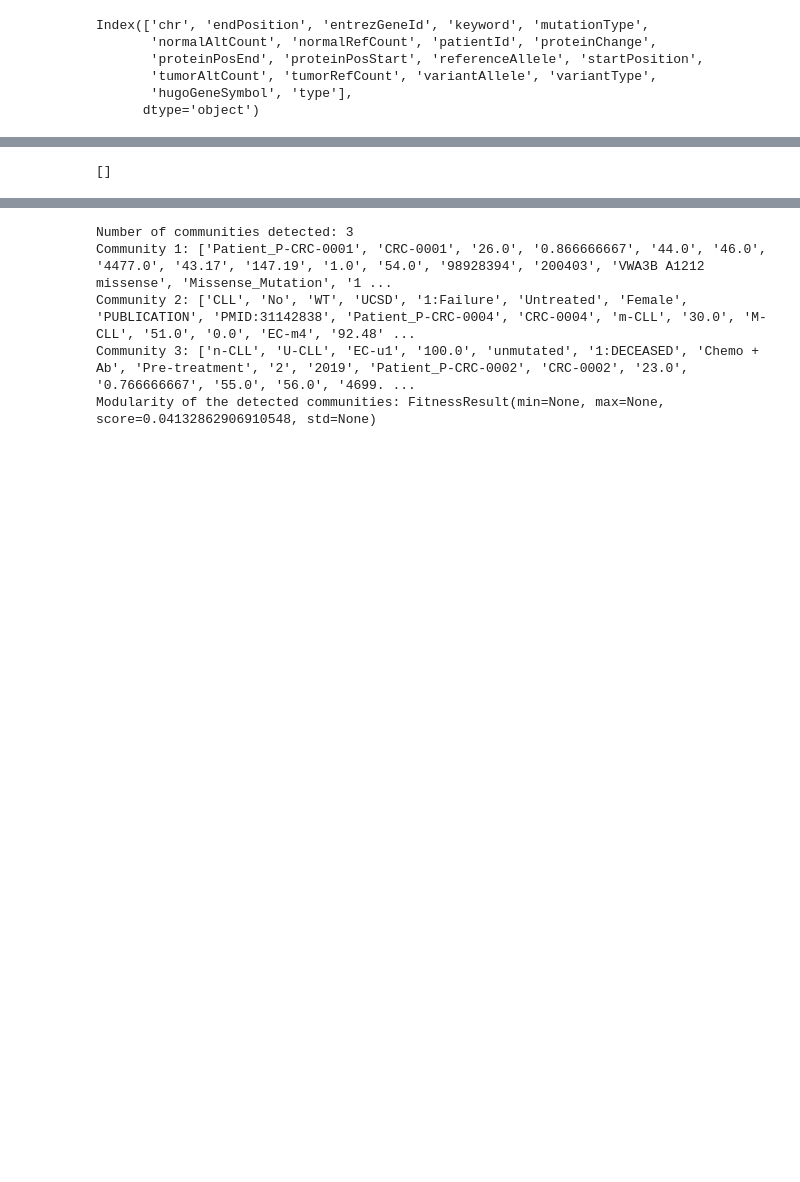
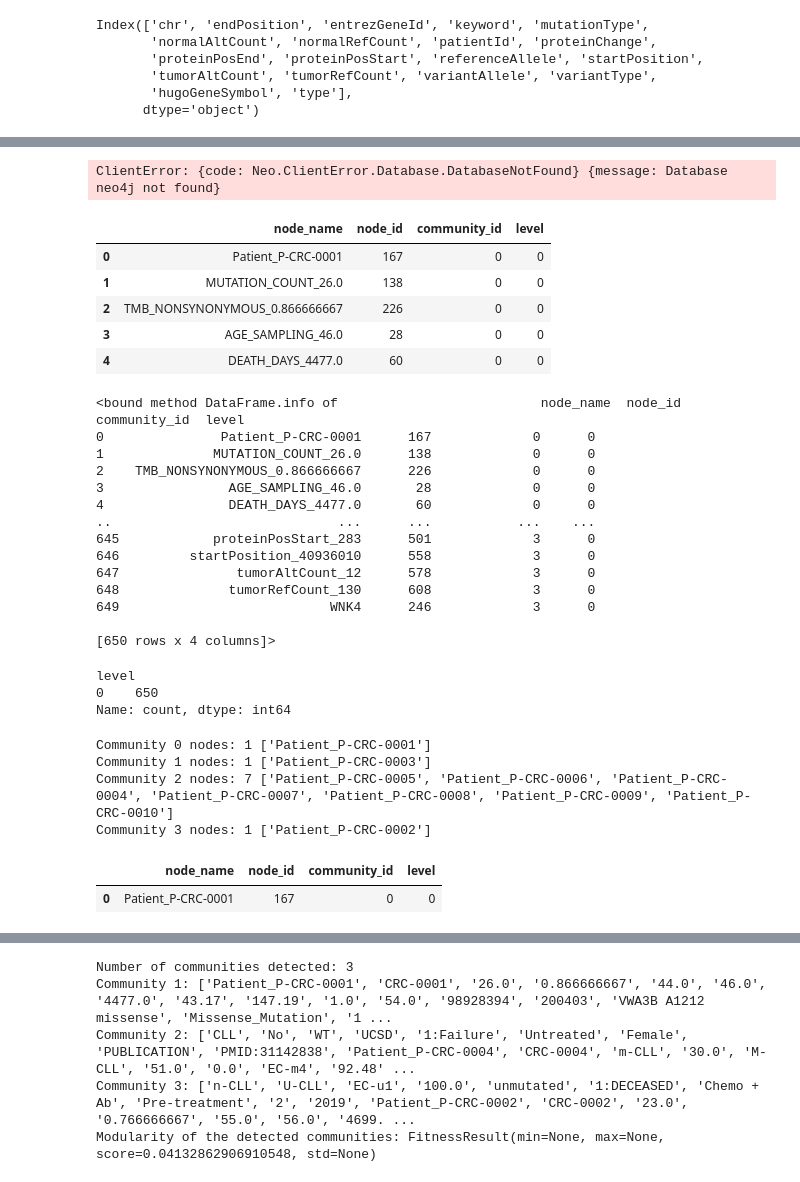
Before and after one commit to MahikaJaguste/msc-thesis, a Jupyter notebook: community/basic.ipynb, the cells around one changed output, grey strips where cells are left out. Saved outputs shown, nothing was run; the diff lists cells and outputs as text; code cells hidden in the pictures; blank space fills up the shorter version.

Commit message:
making triples in parallel, running heirarchical leiden, basic column proportion analysis to check community characteristics

```diff
--- a/community/basic.ipynb
+++ b/community/basic.ipynb
@@ -140,6 +200,9 @@ class Neo4jConnection:
 
 neo4j_conn = Neo4jConnection(NEO4J_URI, NEO4J_USERNAME, NEO4J_PASSWORD)
 
+query = """CREATE OR REPLACE DATABASE neo4j"""
+neo4j_conn.execute_query(query)
+
 # upload the triplets to Neo4j
 query = """LOAD CSV WITH HEADERS FROM 'file:////Users/mahikajaguste/UL-Code/Dissertation/msc-thesis/data/thesis/kg_triplets_for_neo4j.csv' AS row
 MERGE (s:Node {name: row.subject, type: row.subject_type})
@@ -159,4 +222,62 @@ neo4j_conn.execute_query(query)
 # # Display the DataFrame
 # print(neo4j_df.head())
 # %% [output]
-[]
+ClientError: {code: Neo.ClientError.Database.DatabaseNotFound} {message: Database neo4j not found}
+# %%
+# read csv file ../triplet-community-detection/data/community_mapping.csv
+community_mapping_df = pd.read_csv('../triplet-community-detection/data/community_mapping.csv')
+# Display the first few rows of the community mapping DataFrame
+display(community_mapping_df.head())
+display(community_mapping_df.info)
+# %% [output]
+|  | node_name | node_id | community_id | level |
+| 0 | Patient_P-CRC-0001 | 167 | 0 | 0 |
+| 1 | MUTATION_COUNT_26.0 | 138 | 0 | 0 |
+| 2 | TMB_NONSYNONYMOUS_0.866666667 | 226 | 0 | 0 |
+| 3 | AGE_SAMPLING_46.0 | 28 | 0 | 0 |
+| 4 | DEATH_DAYS_4477.0 | 60 | 0 | 0 |
+<bound method DataFrame.info of                          node_name  node_id  community_id  level
+0               Patient_P-CRC-0001      167             0      0
+1              MUTATION_COUNT_26.0      138             0      0
+2    TMB_NONSYNONYMOUS_0.866666667      226             0      0
+3                AGE_SAMPLING_46.0       28             0      0
+4                DEATH_DAYS_4477.0       60             0      0
+..                             ...      ...           ...    ...
+645            proteinPosStart_283      501             3      0
+646         startPosition_40936010      558             3      0
+647               tumorAltCount_12      578             3      0
+648              tumorRefCount_130      608             3      0
+649                           WNK4      246             3      0
+
+[650 rows x 4 columns]>
+# %%
+community_mapping_df['level'].value_counts()
+# %% [output]
+level
+0    650
+Name: count, dtype: int64
+# %%
+# get nodes starting with 'Patient_' in each community
+def get_community_nodes(community_mapping_df, community):
+    return community_mapping_df[community_mapping_df['community_id'] == community]['node_name'].tolist()
+def get_community_nodes_with_prefix(community_mapping_df, community, prefix='Patient_'):
+    return community_mapping_df[(community_mapping_df['community_id'] == community) & (community_mapping_df['node_name'].str.startswith(prefix))]['node_name'].tolist()
+# Example usage
+community_0_nodes = get_community_nodes_with_prefix(community_mapping_df, 0)
+print(f"Community 0 nodes: {len(community_0_nodes)}", community_0_nodes)
+community_1_nodes = get_community_nodes_with_prefix(community_mapping_df, 1)
+print(f"Community 1 nodes: {len(community_1_nodes)}", community_1_nodes)
+community_2_nodes = get_community_nodes_with_prefix(community_mapping_df, 2)
+print(f"Community 2 nodes: {len(community_2_nodes)}", community_2_nodes)
+community_3_nodes = get_community_nodes_with_prefix(community_mapping_df, 3)
+print(f"Community 3 nodes: {len(community_3_nodes)}", community_3_nodes)
+# %% [output]
+Community 0 nodes: 1 ['Patient_P-CRC-0001']
+Community 1 nodes: 1 ['Patient_P-CRC-0003']
+Community 2 nodes: 7 ['Patient_P-CRC-0005', 'Patient_P-CRC-0006', 'Patient_P-CRC-0004', 'Patient_P-CRC-0007', 'Patient_P-CRC-0008', 'Patient_P-CRC-0009', 'Patient_P-CRC-0010']
+Community 3 nodes: 1 ['Patient_P-CRC-0002']
+# %%
+community_mapping_df[(community_mapping_df['community_id'] == 0)  & (community_mapping_df['node_name'].str.startswith(''))].head(10)
+# %% [output]
+|  | node_name | node_id | community_id | level |
+| 0 | Patient_P-CRC-0001 | 167 | 0 | 0 |
```
Also changed, not shown: parts of 7 cells of this notebook, 8 other files.
